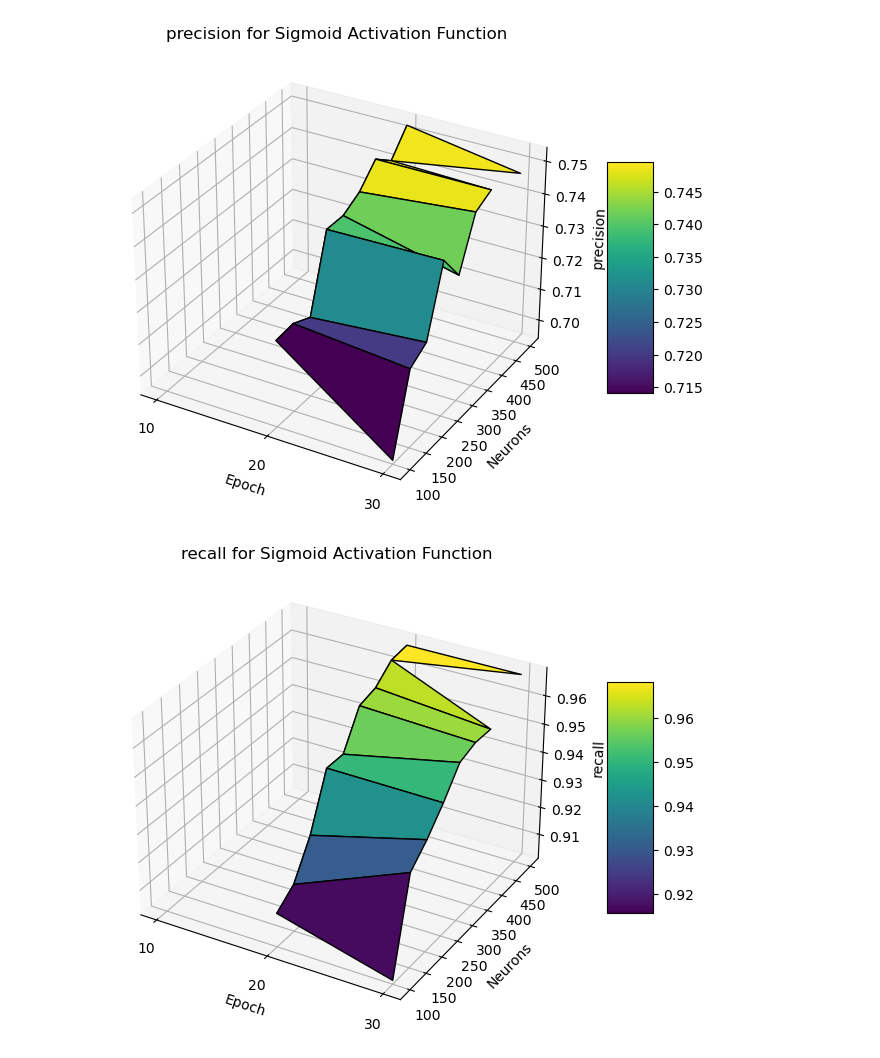
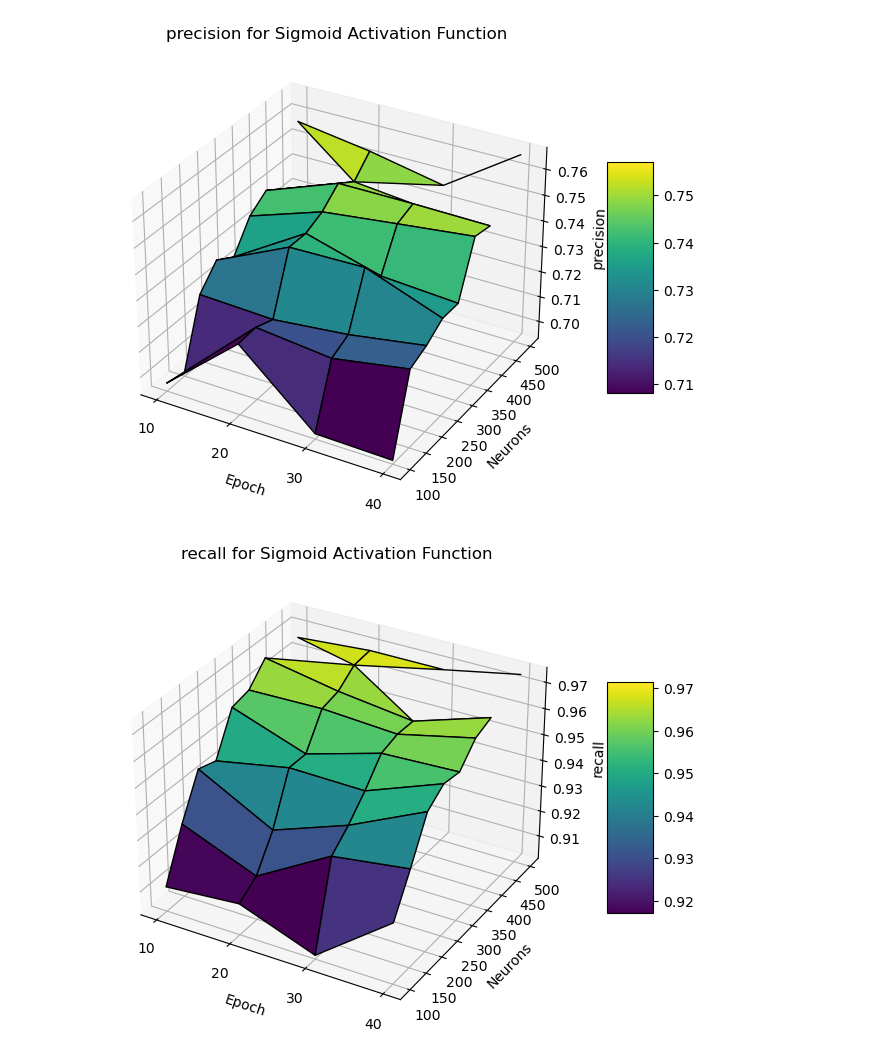
Before and after one commit to Pulkit-Sanan/results, a Jupyter notebook: plotting.ipynb, the cells around one changed output. Saved outputs shown, nothing was run; the diff lists cells and outputs as text; code cells hidden in the pictures.

Commit message:
updated for 40 epochs

```diff
--- a/plotting.ipynb
+++ b/plotting.ipynb
@@ -52,7 +52,7 @@ for metric in performance_metrics:
     ax = fig.add_subplot(111, projection='3d')
 
     # Generate meshgrid for epoch and neurons
-    epochs = [10, 20, 30]
+    epochs = np.unique(df_tanh['epoch'])
     neurons = np.unique(df_tanh['neurons'])
     X, Y = np.meshgrid(epochs, neurons)
 
@@ -98,33 +98,33 @@ for metric in performance_metrics:
     fig = plt.figure(figsize=(10, 6))
     ax = fig.add_subplot(111, projection='3d')
 
     # Generate meshgrid for epoch and neurons
-    epochs = [10, 20, 30]
+    pochs = np.unique(df_tanh['epoch'])
     neurons = np.unique(df_sigm['neurons'])
     X, Y = np.meshgrid(epochs, neurons)
 
     # Extract performance values for each combination of epoch and neurons
     Z = []
     for neuron in neurons:
         row = []
         for epoch in epochs:
             value = df_sigm[(df_sigm['neurons'] == neuron) & (df_sigm['epoch'] == epoch)][metric].values
             row.append(value[0] if len(value) > 0 else np.nan)
         Z.append(row)
 
     # Convert Z to numpy array
     Z = np.array(Z)
 
     # Create surface plot
     surf = ax.plot_surface(X, Y, Z, cmap='viridis', edgecolor='k')
     ax.set_xlabel('Epoch')
     ax.set_ylabel('Neurons')
     ax.set_zlabel(metric)
     ax.set_title(f'{metric} for Sigmoid Activation Function')
     ax.set_xticks(epochs)
     ax.set_yticks(neurons)
     fig.colorbar(surf, ax=ax, shrink=0.5, aspect=5)
     plt.show()
 # %% [output]
-[figure, old version]
+[figure, new version]
-[figure, old version]
+[figure, new version]
```
Also changed, not shown: parts of 4 cells of this notebook, 2 other files.
